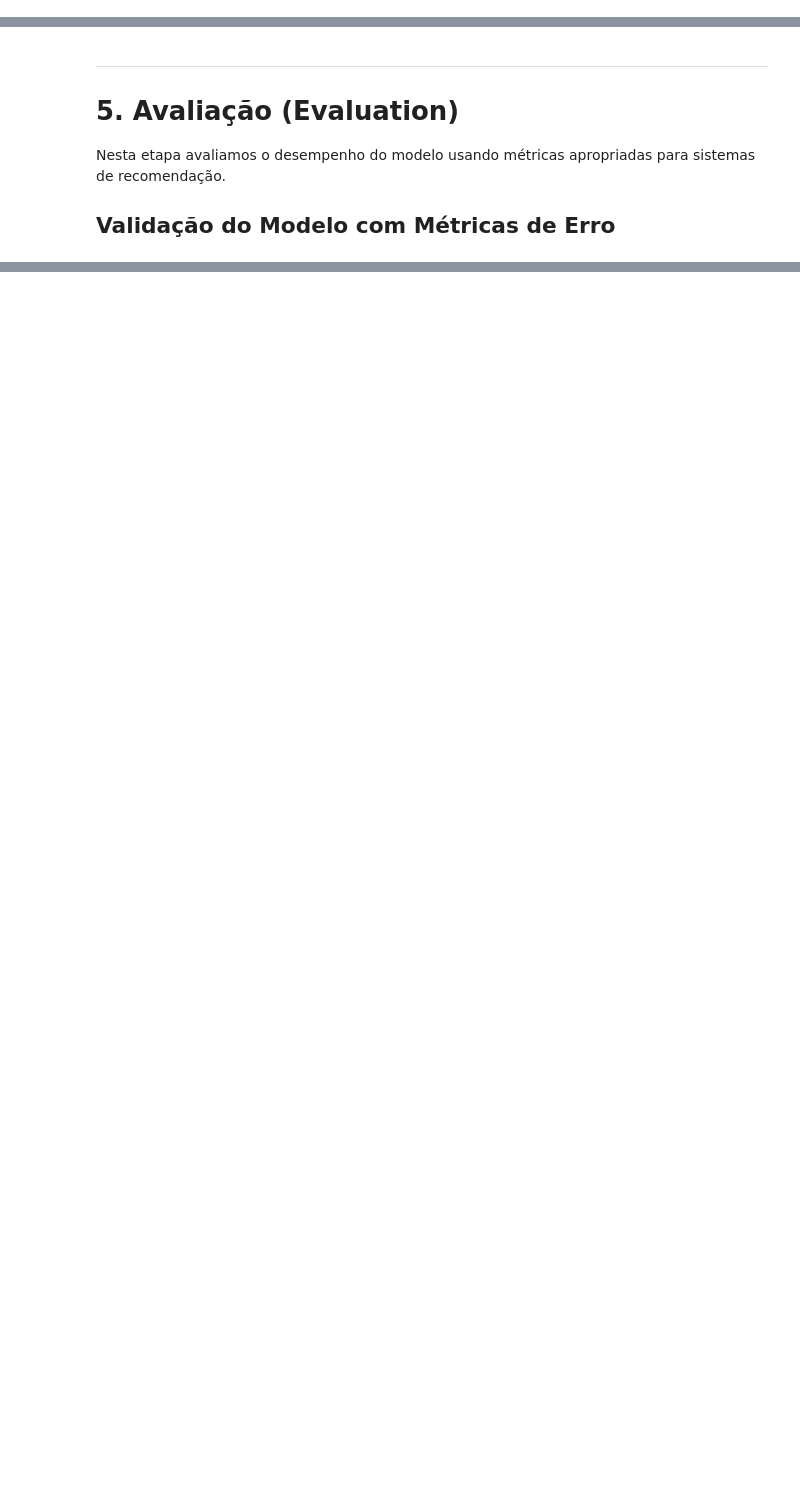
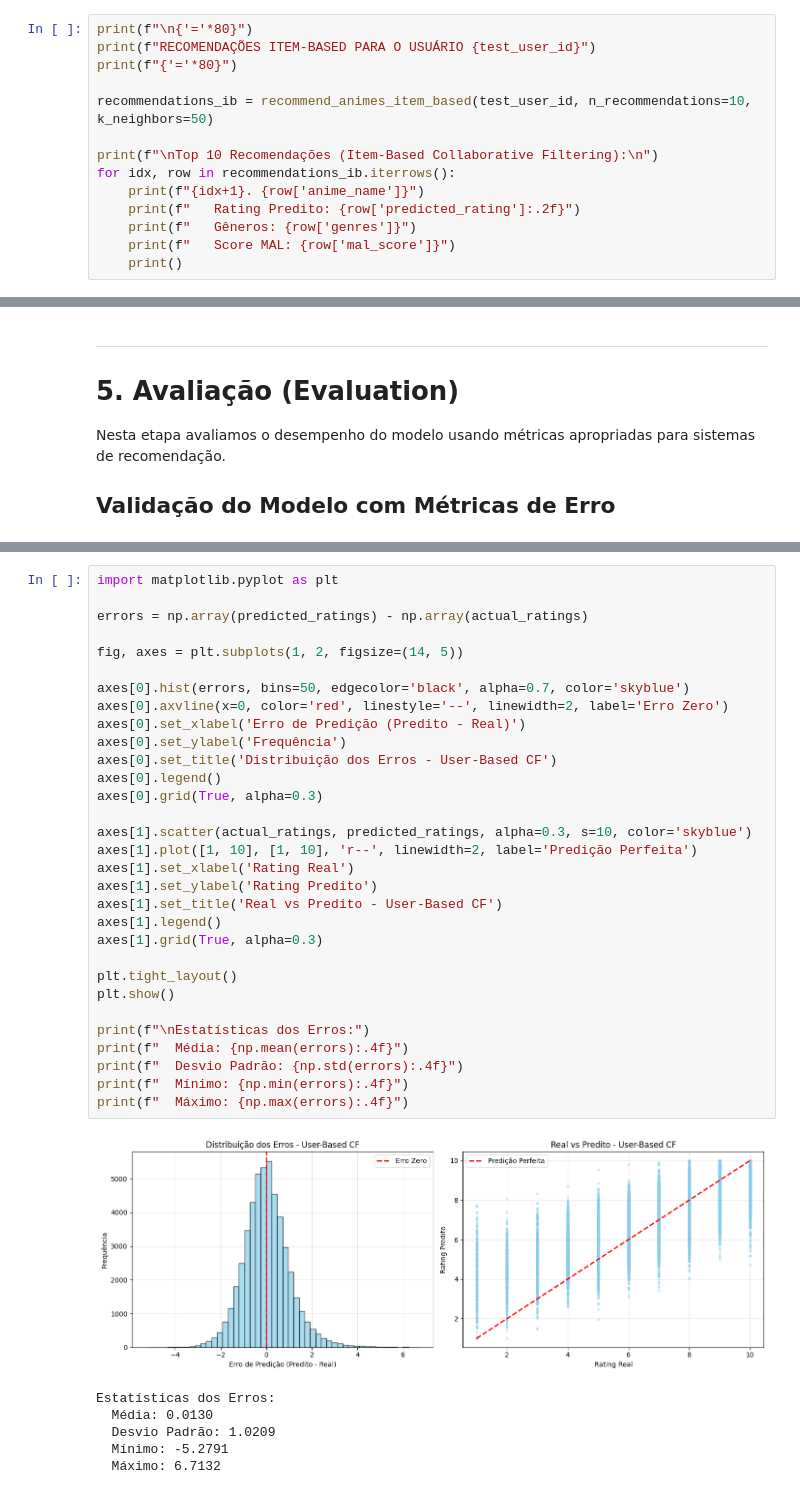
Before and after one commit to sudjoao/ml-residencia-ti, a Jupyter notebook: NotebookFinal-3.ipynb, the cells around one changed output, grey strips where cells are left out. Drawn from its saved outputs; the diff is of its cells as text; blank space fills up the shorter version.

```diff
--- a/NotebookFinal-3.ipynb
+++ b/NotebookFinal-3.ipynb
@@ -1429,0 +1675,14 @@ TOP 10 RECOMENDAÇÕES:
+# %%
+print(f"\n{'='*80}")
+print(f"RECOMENDAÇÕES ITEM-BASED PARA O USUÁRIO {test_user_id}")
+print(f"{'='*80}")
+
+recommendations_ib = recommend_animes_item_based(test_user_id, n_recommendations=10, k_neighbors=50)
+
+print(f"\nTop 10 Recomendações (Item-Based Collaborative Filtering):\n")
+for idx, row in recommendations_ib.iterrows():
+    print(f"{idx+1}. {row['anime_name']}")
+    print(f"   Rating Predito: {row['predicted_rating']:.2f}")
+    print(f"   Gêneros: {row['genres']}")
+    print(f"   Score MAL: {row['mal_score']}")
+    print()
@@ -1577,0 +1805,38 @@ O sistema de recomendação baseado em **Filtragem Colaborativa Usuário-Usuári
+# %%
+import matplotlib.pyplot as plt
+
+errors = np.array(predicted_ratings) - np.array(actual_ratings)
+
+fig, axes = plt.subplots(1, 2, figsize=(14, 5))
+
+axes[0].hist(errors, bins=50, edgecolor='black', alpha=0.7, color='skyblue')
+axes[0].axvline(x=0, color='red', linestyle='--', linewidth=2, label='Erro Zero')
+axes[0].set_xlabel('Erro de Predição (Predito - Real)')
+axes[0].set_ylabel('Frequência')
+axes[0].set_title('Distribuição dos Erros - User-Based CF')
+axes[0].legend()
+axes[0].grid(True, alpha=0.3)
+
+axes[1].scatter(actual_ratings, predicted_ratings, alpha=0.3, s=10, color='skyblue')
+axes[1].plot([1, 10], [1, 10], 'r--', linewidth=2, label='Predição Perfeita')
+axes[1].set_xlabel('Rating Real')
+axes[1].set_ylabel('Rating Predito')
+axes[1].set_title('Real vs Predito - User-Based CF')
+axes[1].legend()
+axes[1].grid(True, alpha=0.3)
+
+plt.tight_layout()
+plt.show()
+
+print(f"\nEstatísticas dos Erros:")
+print(f"  Média: {np.mean(errors):.4f}")
+print(f"  Desvio Padrão: {np.std(errors):.4f}")
+print(f"  Mínimo: {np.min(errors):.4f}")
+print(f"  Máximo: {np.max(errors):.4f}")
+# %% [output]
+[figure, added]
+Estatísticas dos Erros:
+  Média: 0.0130
+  Desvio Padrão: 1.0209
+  Mínimo: -5.2791
+  Máximo: 6.7132
```
Also changed, not shown: parts of 38 cells of this notebook.
